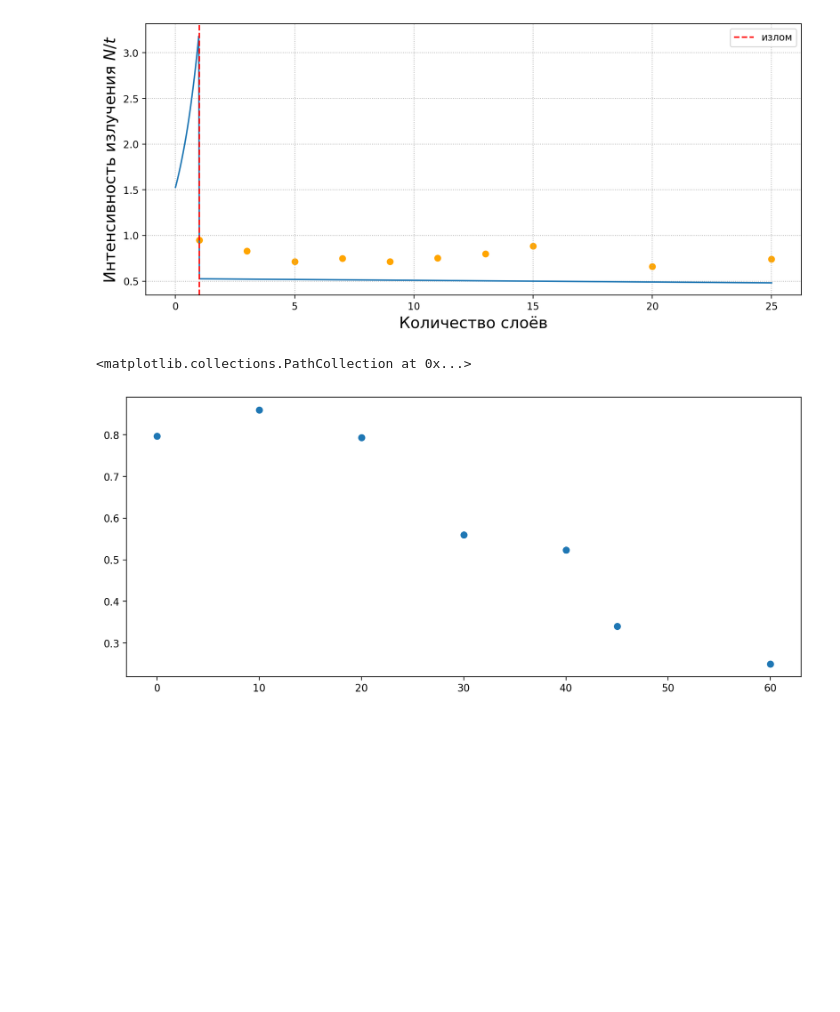
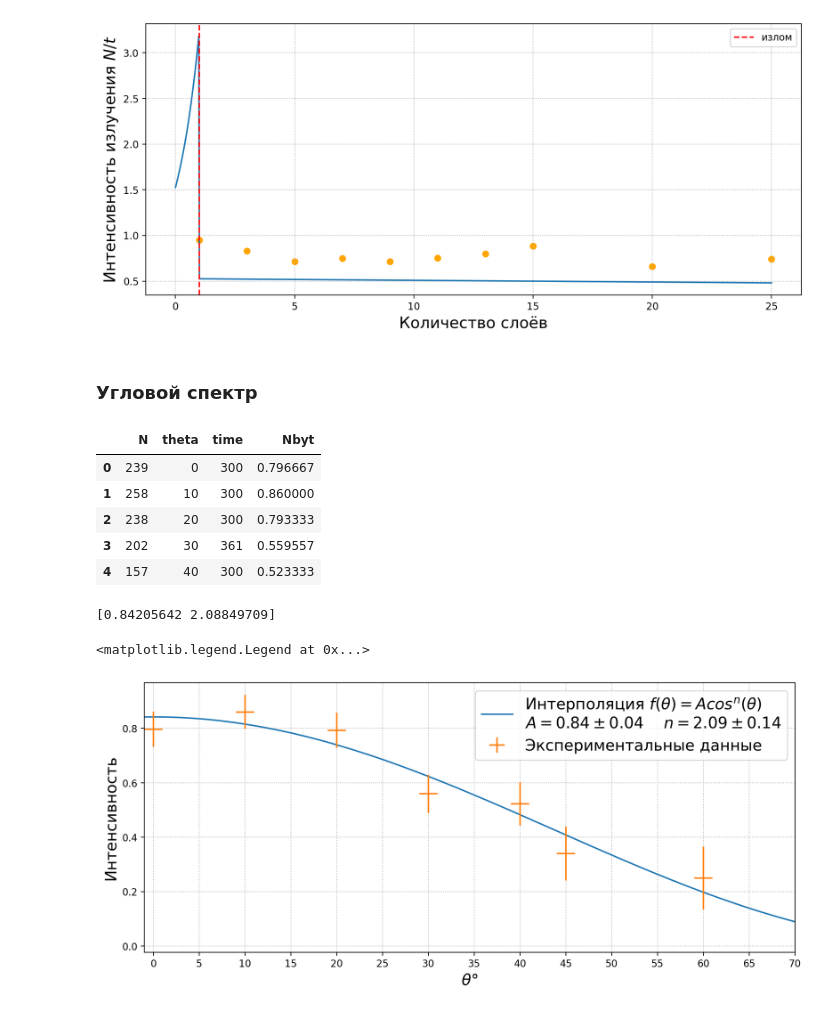
Before and after one commit to ShmakovVladimir/Labs, a Jupyter notebook: Квантовая физика/Мезоны/main.ipynb, the cells around one changed output. Cells and saved outputs as stored; diff of their text form; code cells hidden in the pictures; blank space fills up the shorter version.

```diff
--- a/Квантовая физика/Мезоны/main.ipynb
+++ b/Квантовая физика/Мезоны/main.ipynb
@@ -38,11 +38,45 @@ plt.legend()
 # %% [output]
 <matplotlib.legend.Legend at 0x...>
 [figure]
+# %% [markdown]
+### Угловой спектр
 # %%
 angle_spectrum = pd.read_csv("N_by_theta.csv")
-
-plt.figure(figsize = (12, 5), dpi = 200)
-plt.scatter(angle_spectrum.theta, angle_spectrum.N / angle_spectrum.time)
+angle_spectrum['Nbyt'] = angle_spectrum.N / angle_spectrum.time
+angle_spectrum.head()
 # %% [output]
-<matplotlib.collections.PathCollection at 0x...>
-[figure, removed]
+|  | N | theta | time | Nbyt |
+| 0 | 239 | 0 | 300 | 0.796667 |
+| 1 | 258 | 10 | 300 | 0.860000 |
+| 2 | 238 | 20 | 300 | 0.793333 |
+| 3 | 202 | 30 | 361 | 0.559557 |
+| 4 | 157 | 40 | 300 | 0.523333 |
+# %%
+def cos_power_n(theta, A, n):
+    return A * np.power(np.cos(theta * np.pi / 180), n)
+
+param, cov = curve_fit(cos_power_n, angle_spectrum.theta, angle_spectrum.Nbyt)
+print(param)
+theta_line = np.linspace(-10, 80, 1000)
+# %% [output]
+[0.84205642 2.08849709]
+# %%
+plt.figure(figsize = (12, 5), dpi = 200)
+plt.plot(theta_line,
+         cos_power_n(theta_line, *param),
+         label = r'Интерполяция $f(\theta) = A cos^{n}(\theta)$' + f'\n$A = {param[0]:.2f} \pm {(np.diag(cov)[0] + 0.05 * param[0]):.2f} \ \ \ \ n = {param[1]:.2f} \pm {(np.diag(cov)[1] + 0.025 * param[1]):.2f}$')
+plt.errorbar(angle_spectrum.theta,
+             angle_spectrum.N / angle_spectrum.time,
+             yerr = 1 / np.sqrt(angle_spectrum.N),
+             xerr = [1 for _ in angle_spectrum.theta],
+             fmt = '_',
+             label = 'Экспериментальные данные')
+plt.xticks(np.arange(0, 75, 5))
+plt.ylabel("Интенсивность", fontsize = 16)
+plt.xlabel(r"$\theta \degree$", fontsize = 16)
+plt.xlim(-1, 70)
+plt.grid(ls = ':')
+plt.legend(fontsize = 16)
+# %% [output]
+<matplotlib.legend.Legend at 0x...>
+[figure, added]
```
Also changed, not shown: 23 other files.
